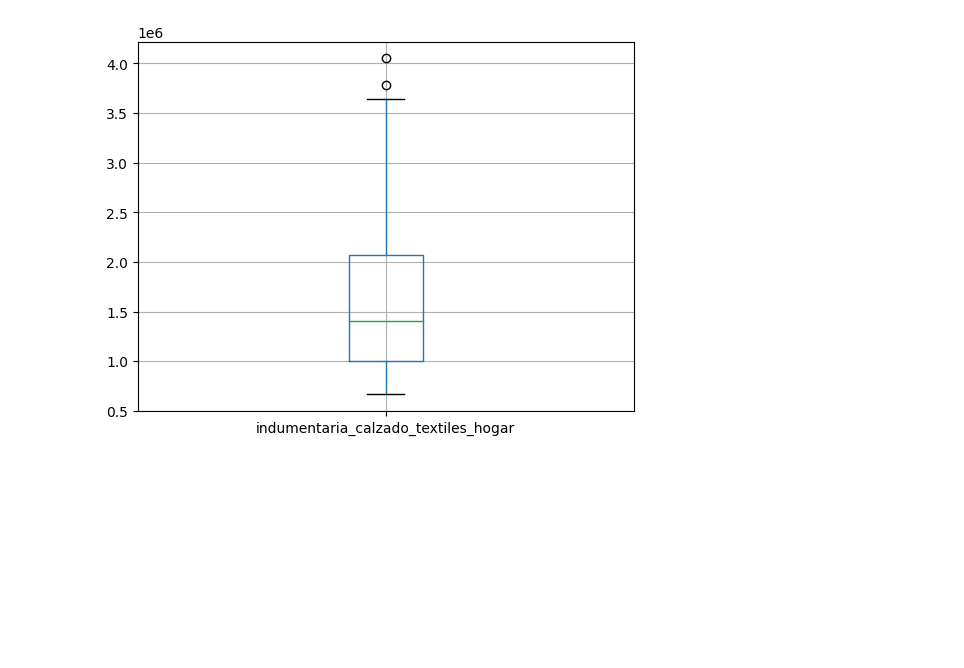
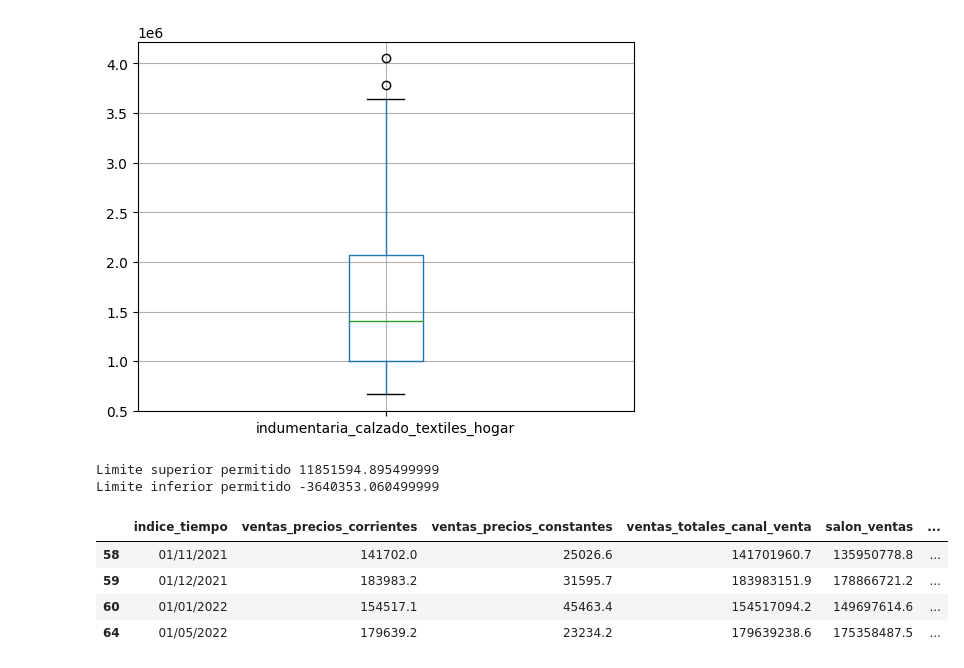
Before and after one commit to Ick3r/Actividad_3, a Jupyter notebook: Outliers.ipynb, the cells around one changed output. Drawn from its saved outputs; the diff is of its cells as text; code cells hidden in the pictures; blank space fills up the shorter version.

```diff
--- a/Outliers.ipynb
+++ b/Outliers.ipynb
@@ -458,3 +458,28 @@ data_clean_indumentaria_calzado_textiles_hogar
 boxplot = data_clean_subtotal_ventas_alimentos_bebidas.boxplot(column=['indumentaria_calzado_textiles_hogar'])
 # %% [output]
 [figure]
+# %%
+#electronicos_articulos_hogar
+
+y4=data2["electronicos_articulos_hogar"]
+
+percentile25_4=y4.quantile(0.25) #Q1
+percentile75_4=y4.quantile(0.75) #Q3
+iqr4= percentile75_4- percentile25_4
+
+Limite_Superior_iqr4= percentile75_4 + 1.5*iqr4
+Limite_Inferior_iqr4= percentile25_4 - 1.5*iqr4
+print("Limite superior permitido", Limite_Superior_iqr4)
+print("Limite inferior permitido", Limite_Inferior_iqr4)
+
+#Encontramos Ouliers
+outliers_subtotal_electronicos_articulos_hogar= data2[(y4>Limite_Superior_iqr4)|(y4<Limite_Inferior_iqr4)]
+outliers_subtotal_electronicos_articulos_hogar
+# %% [output]
+Limite superior permitido 11851594.895499999
+Limite inferior permitido -3640353.060499999
+|  | indice_tiempo | ventas_precios_corrientes | ventas_precios_constantes | ventas_totales_canal_venta | salon_ventas | ... |
+| 58 | 01/11/2021 | 141702.0 | 25026.6 | 141701960.7 | 135950778.8 | ... |
+| 59 | 01/12/2021 | 183983.2 | 31595.7 | 183983151.9 | 178866721.2 | ... |
+| 60 | 01/01/2022 | 154517.1 | 45463.4 | 154517094.2 | 149697614.6 | ... |
+| 64 | 01/05/2022 | 179639.2 | 23234.2 | 179639238.6 | 175358487.5 | ... |
```
Also changed, not shown: parts of 1 cell of this notebook.
